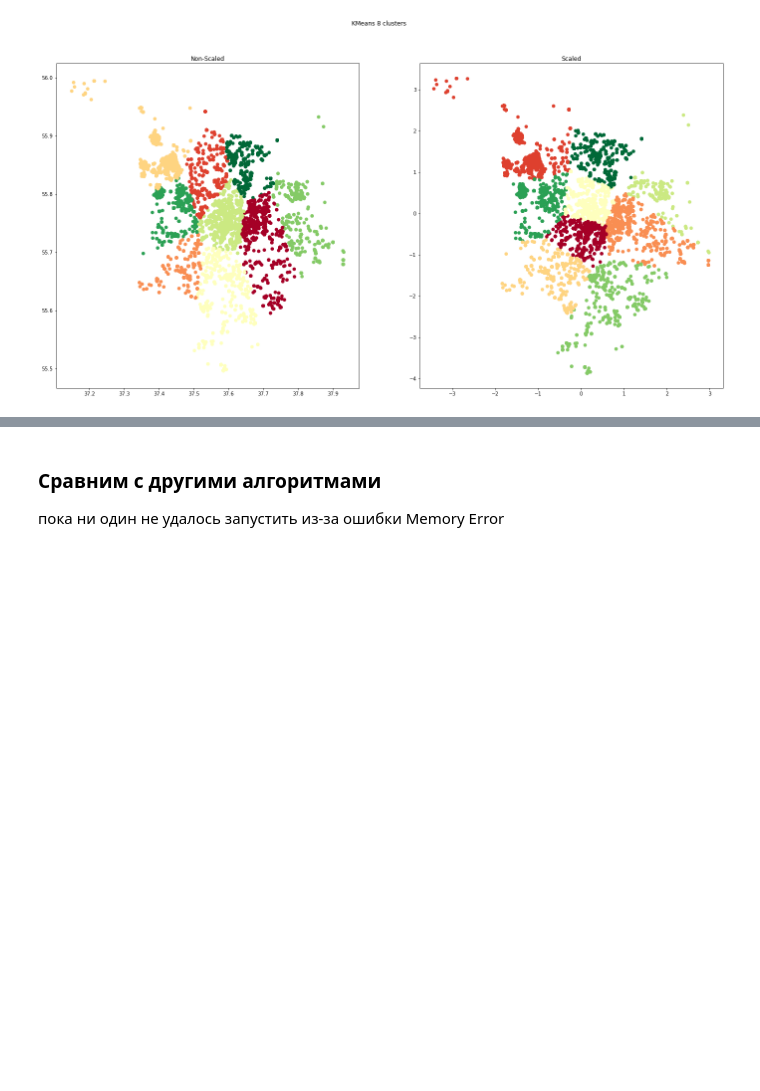
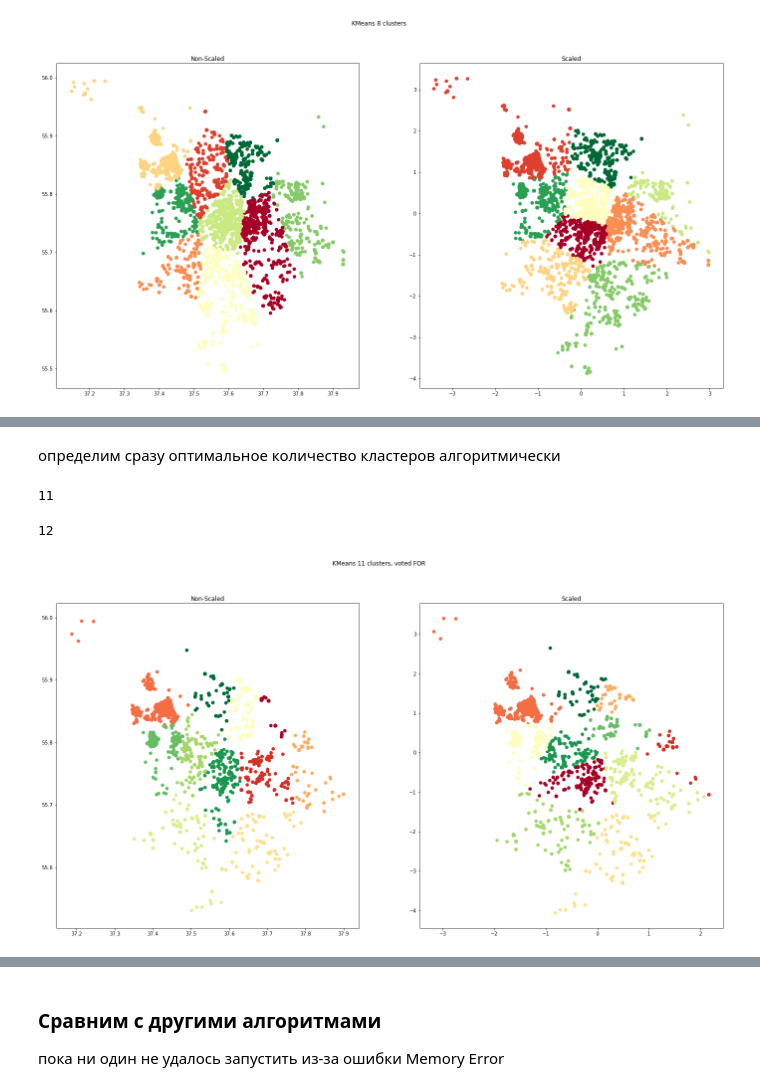
Before and after one commit to Ilmetov/Netology_ilmetov, a Jupyter notebook: data-science-4/5. Basic algorithms/3. Clustering/Homework/homework clustering.ipynb, the cells around one changed output, grey strips where cells are left out. Saved outputs shown, nothing was run; the diff lists cells and outputs as text; code cells hidden in the pictures; blank space fills up the shorter version.

Commit message:
homework clustering Ilmetov (without several algorithms)

```diff
--- a/data-science-4/5. Basic algorithms/3. Clustering/Homework/homework clustering.ipynb
+++ b/data-science-4/5. Basic algorithms/3. Clustering/Homework/homework clustering.ipynb
@@ -171,0 +174,59 @@ plt.show()
+# %%
+df_for = df[df['comment_class']==1]
+df_against = df[df['comment_class']==-1]
+# %%
+coor_for = df_for[['x','y']]
+coor_against = df_against[['x','y']]
+# %%
+coord_sc_for = scaler.fit_transform(coor_for)
+coord_sc_against = scaler.fit_transform(coor_against)
+# %% [markdown]
+определим сразу оптимальное количество кластеров алгоритмически
+# %%
+#для тех кто голосовал ЗА
+k_inertia = []
+ks = range(4,20)
+
+for k in ks:
+    clf_kmeans = KMeans(n_clusters=k)
+    clusters_kmeans = clf_kmeans.fit_predict(coord_sc_for, )
+    k_inertia.append(clf_kmeans.inertia_)
+
+diff = np.diff(k_inertia)
+diff_r = diff[1:] / diff[:-1]
+k_opt = ks[np.argmin(diff_r)+1]
+k_opt
+# %% [output]
+11
+# %%
+#для тех кто голосовал ПРОТИВ
+k_inertia = []
+ks = range(4,20)
+
+for k in ks:
+    clf_kmeans = KMeans(n_clusters=k)
+    clusters_kmeans = clf_kmeans.fit_predict(coord_sc_against, )
+    k_inertia.append(clf_kmeans.inertia_)
+
+diff = np.diff(k_inertia)
+diff_r = diff[1:] / diff[:-1]
+k_opt = ks[np.argmin(diff_r)+1]
+k_opt
+# %% [output]
+12
+# %%
+clust_kmean_for = KMeans(n_clusters=11).fit_predict(coor_for)
+clust_kmean_scaled_for = KMeans(n_clusters=11).fit_predict(coord_sc_for)
+#визуализируем в одном пространстве
+plt.figure(figsize=(24, 12))
+plt.suptitle('KMeans 11 clusters, voted FOR')
+plt.subplot(1,2,1)
+plt.title('Non-Scaled')
+plt.scatter(coor_for['x'], coor_for['y'],  c = clust_kmean_for, cmap = 'RdYlGn')
+
+plt.subplot(1,2,2)
+plt.title('Scaled')
+plt.scatter(coord_sc_for[:,0], coord_sc_for[:,1],  c = clust_kmean_scaled_for, cmap = 'RdYlGn')
+plt.show()
+# %% [output]
+[figure, added]
```
Also changed, not shown: parts of 2 cells of this notebook.
